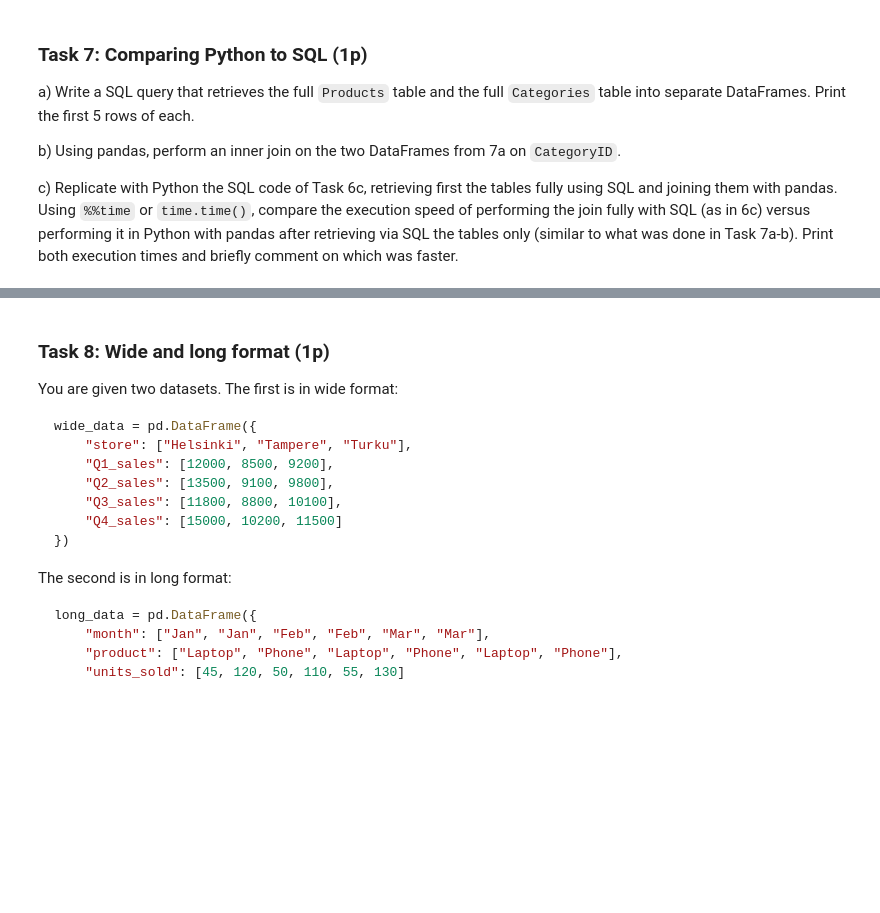
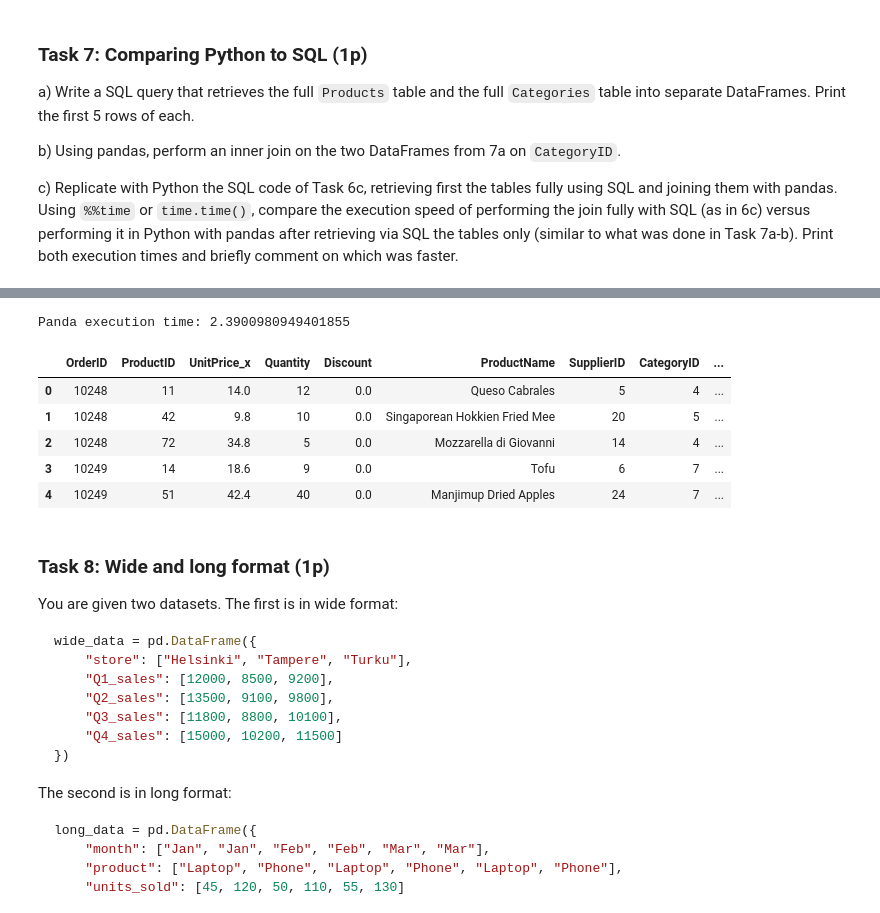
Before and after one commit to stavroulaalex/Python-BusinessIntelligence-Stav, a Jupyter notebook: assignments/assignment2/assignment2.ipynb, the cells around one changed output, grey strips where cells are left out. Drawn from its saved outputs; the diff is of its cells as text; code cells hidden in the pictures; blank space fills up the shorter version.

```diff
--- a/assignments/assignment2/assignment2.ipynb
+++ b/assignments/assignment2/assignment2.ipynb
@@ -430,0 +488,23 @@ c) Replicate with Python the SQL code of Task 6c, retrieving first the tables fu
+# %%
+start_panda= time.time()
+df_orderdetails = pd.read_sql_query("SELECT * FROM 'Order Details'", connection)
+df_prod = pd.read_sql_query('SELECT * FROM Products', connection)
+df_cat = pd.read_sql_query('SELECT * FROM Categories', connection)
+df_merged = pd.merge(df_orderdetails, df_prod, on='ProductID', how='inner')
+df_merged_final = pd.merge(df_merged, df_cat, on='CategoryID', how= 'inner')
+df_merged_final["Revenue"] = df_merged_final["UnitPrice_x"]*df_merged["Quantity"]
+
+python_result = df_merged_final.groupby("CategoryName", as_index=False)["Revenue"].sum().rename(columns={"Revenue": "TotalRevenue"})
+end_panda = time.time()
+panda_time = end_panda-start_panda
+
+print("Panda execution time:", panda_time)
+df_merged_final.head()
+# %% [output]
+Panda execution time: 2.3900980949401855
+|  | OrderID | ProductID | UnitPrice_x | Quantity | Discount | ProductName | SupplierID | CategoryID | ... |
+| 0 | 10248 | 11 | 14.0 | 12 | 0.0 | Queso Cabrales | 5 | 4 | ... |
+| 1 | 10248 | 42 | 9.8 | 10 | 0.0 | Singaporean Hokkien Fried Mee | 20 | 5 | ... |
+| 2 | 10248 | 72 | 34.8 | 5 | 0.0 | Mozzarella di Giovanni | 14 | 4 | ... |
+| 3 | 10249 | 14 | 18.6 | 9 | 0.0 | Tofu | 6 | 7 | ... |
+| 4 | 10249 | 51 | 42.4 | 40 | 0.0 | Manjimup Dried Apples | 24 | 7 | ... |
```
Also changed, not shown: parts of 7 cells of this notebook.
